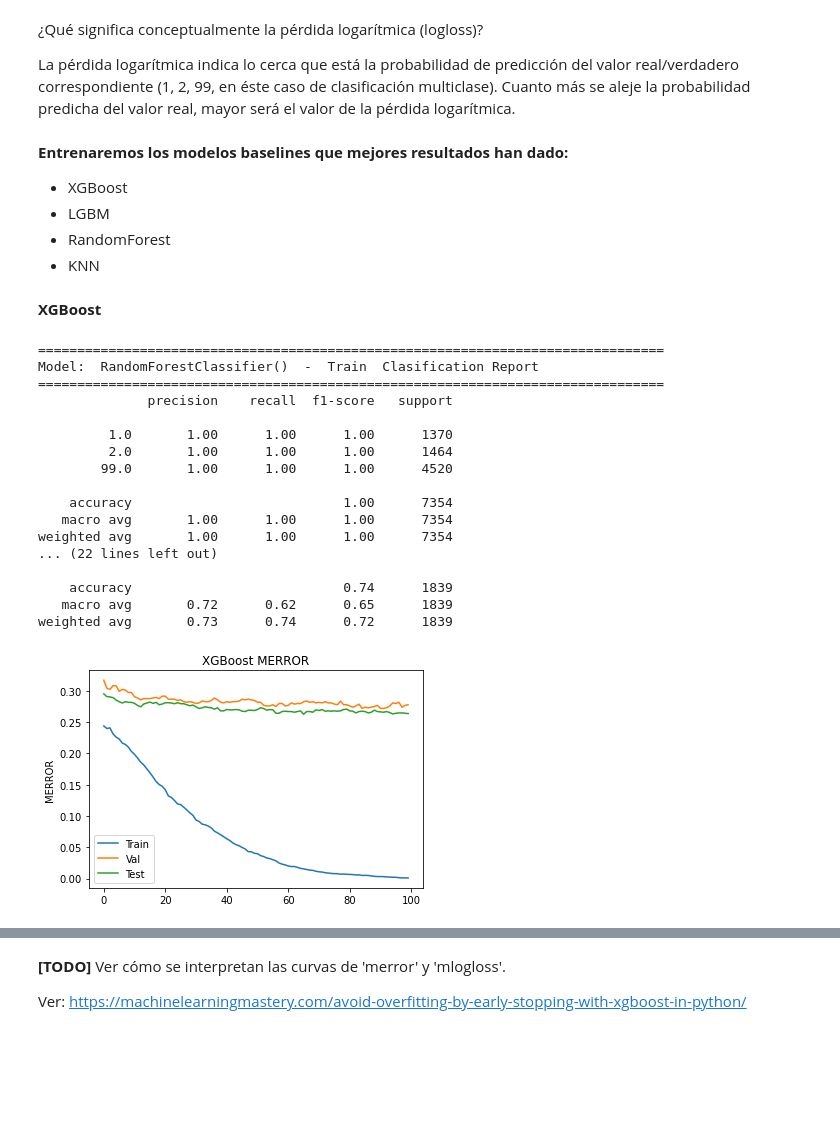
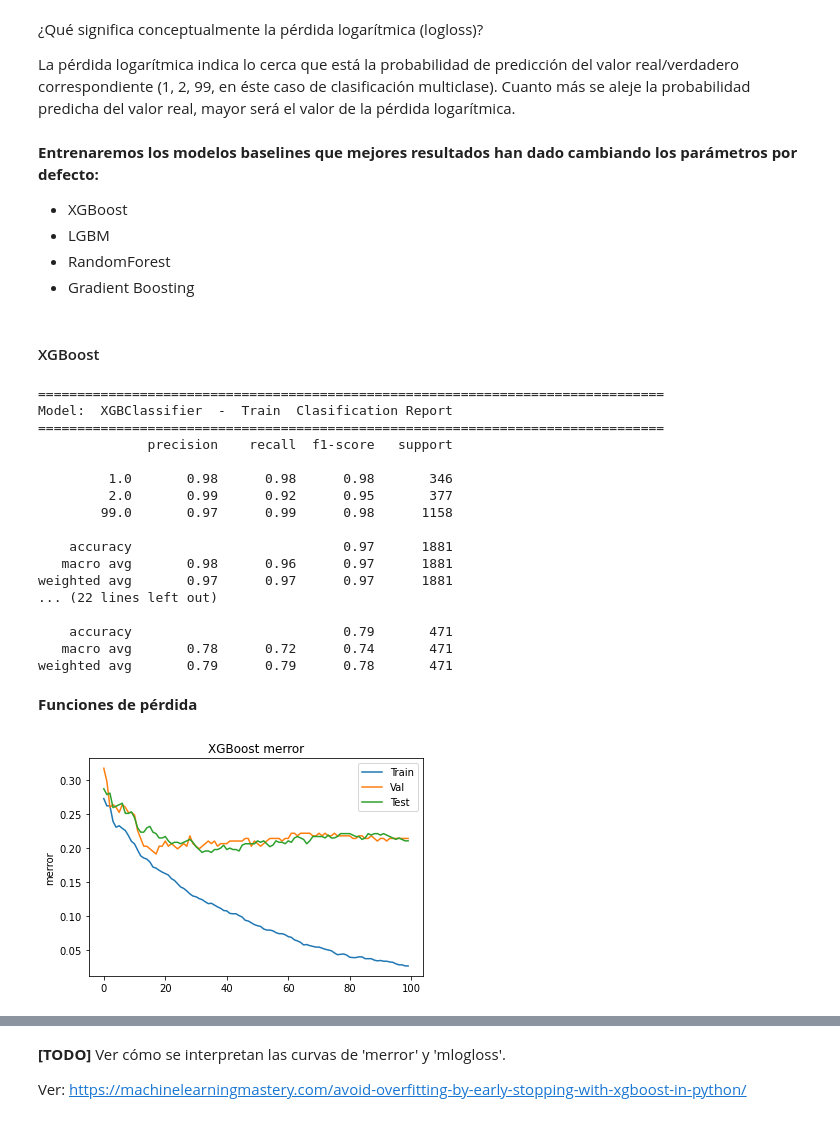
Before and after one commit to yaninaiberra/MentoriaBCI, a Jupyter notebook: EntregaTP4/MentoriaBCI_Grupo2_TP4.ipynb, the cells around one changed output, grey strips where cells are left out. Drawn from its saved outputs; the diff is of its cells as text; code cells hidden in the pictures; blank space fills up the shorter version.

```diff
--- a/EntregaTP4/MentoriaBCI_Grupo2_TP4.ipynb
+++ b/EntregaTP4/MentoriaBCI_Grupo2_TP4.ipynb
@@ -825,9 +1048,9 @@ print('')
 # Training Learning Curve
 # Interpretation:
 # https://towardsdatascience.com/plotting-the-learning-curve-with-a-single-line-of-code-90a5bbb0f48a
-for name, model in models:
-    title = name
-    estimator=model
+#for name, model in models:
+#    title = name
+#    estimator=model
 
-    plot_learning_curve(estimator, title, X_train, y_train, ylim=(0.5, 1.01),
-                    cv=cv, n_jobs=4)
+#    plot_learning_curve(estimator, title, X_train, y_train, ylim=(0.5, 1.01),
+#                    cv=cv, n_jobs=4)
@@ -849,11 +1074,11 @@ over y underfitting, etc- muéstrelos y analícelos en este inciso.
 
 La pérdida logarítmica indica lo cerca que está la probabilidad de predicción del valor real/verdadero correspondiente (1, 2, 99, en éste caso de clasificación multiclase). Cuanto más se aleje la probabilidad predicha del valor real, mayor será el valor de la pérdida logarítmica.
 # %% [markdown]
-**Entrenaremos los modelos baselines que mejores resultados han dado:**
+**Entrenaremos los modelos baselines que mejores resultados han dado cambiando los parámetros por defecto:**
 
 - XGBoost
 - LGBM
 - RandomForest
-- KNN
+- Gradient Boosting
 # %% [markdown]
-**XGBoost**
+#### XGBoost
@@ -863,55 +1085,68 @@ La pérdida logarítmica indica lo cerca que está la probabilidad de predicció
 # %%
+params = {
+    'alpha': 0.1,
+    'colsample_bytree': 0.5,
+    'gamma': 0.2,
+    'learning_rate': 0.2,
+    'max_depth': 3,
+    'min_child_weight': 1,
+    'subsample': 1.0
+}
+
 eval_set = [(X_train, y_train), (X_val, y_val), (X_test, y_test)]
 eval_metric = ["merror","mlogloss"]
-model_clf = XGBClassifier()
-model_clf.fit(X_train, y_train, eval_set=eval_set, eval_metric=eval_metric, verbose=False)
+fit_params = {
+    'eval_set': eval_set,
+    'eval_metric' : eval_metric,
+    'verbose': False
+}
+
+model_clf = XGBClassifier(**params)
+model_clf, clf_report_train, clf_report_val, clf_report_test = experiment3(model_clf, X_train, X_val, X_test, fit_params)
+
+#model_clf.fit(X_train, y_train, eval_set=eval_set, eval_metric=eval_metric, verbose=False)
 results = model_clf.evals_result()
 # validation_0 (Train)
 # validation_1 (Val)
 # validation_2 (Test)
 
-y_train_pred=model_clf.predict(X_train)
-y_val_pred = model_clf.predict(X_val)
-y_test_pred = model_clf.predict(X_test)
-clf_report_train = classification_report(y_train, y_train_pred)
-clf_report_val = classification_report(y_val, y_val_pred)
-clf_report_test = classification_report(y_test, y_test_pred)
-
-print_clf_reports(model, clf_report_train, clf_report_val, clf_report_test)
+print_clf_reports("XGBClassifier", clf_report_train, clf_report_val, clf_report_test)
 # %% [output]
 ================================================================================
-Model:  RandomForestClassifier()  -  Train  Clasification Report
+Model:  XGBClassifier  -  Train  Clasification Report
 ================================================================================
               precision    recall  f1-score   support
 
-         1.0       1.00      1.00      1.00      1370
-         2.0       1.00      1.00      1.00      1464
-        99.0       1.00      1.00      1.00      4520
+         1.0       0.98      0.98      0.98       346
+         2.0       0.99      0.92      0.95       377
+        99.0       0.97      0.99      0.98      1158
 
-    accuracy                           1.00      7354
-   macro avg       1.00      1.00      1.00      7354
-weighted avg       1.00      1.00      1.00      7354
+    accuracy                           0.97      1881
+   macro avg       0.98      0.96      0.97      1881
+weighted avg       0.97      0.97      0.97      1881
 ... (22 lines left out)
 
-    accuracy                           0.74      1839
-   macro avg       0.72      0.62      0.65      1839
-weighted avg       0.73      0.74      0.72      1839
+    accuracy                           0.79       471
+   macro avg       0.78      0.72      0.74       471
+weighted avg       0.79      0.79      0.78       471
+# %% [markdown]
+**Funciones de pérdida**
 # %%
 # XGBoost MERROR
 
 epochs = len(results['validation_0']['merror'])
 x_axis = range(0, epochs)
 
 fig, ax = plt.subplots()
 ax.plot(x_axis, results['validation_0']['merror'], label='Train')
 ax.plot(x_axis, results['validation_1']['merror'], label='Val')
 ax.plot(x_axis, results['validation_2']['merror'], label='Test')
 ax.legend()
-plt.ylabel('MERROR')
-plt.title('XGBoost MERROR')
+plt.ylabel('merror')
+plt.title('XGBoost merror')
 plt.show()
 # %% [output]
-[figure, old version]
+[figure, new version]
 # %%
 # XGBoost MLOGLOSS
 
```
Also changed, not shown: parts of 59 cells of this notebook.
